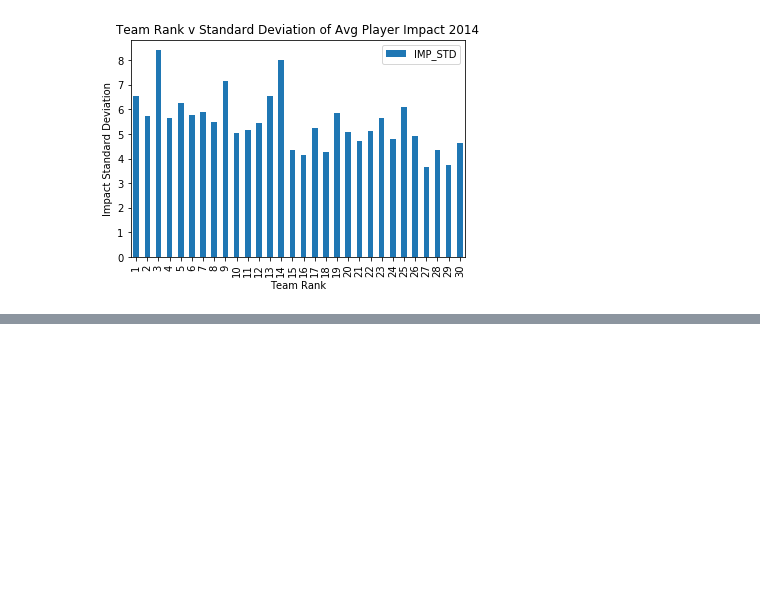
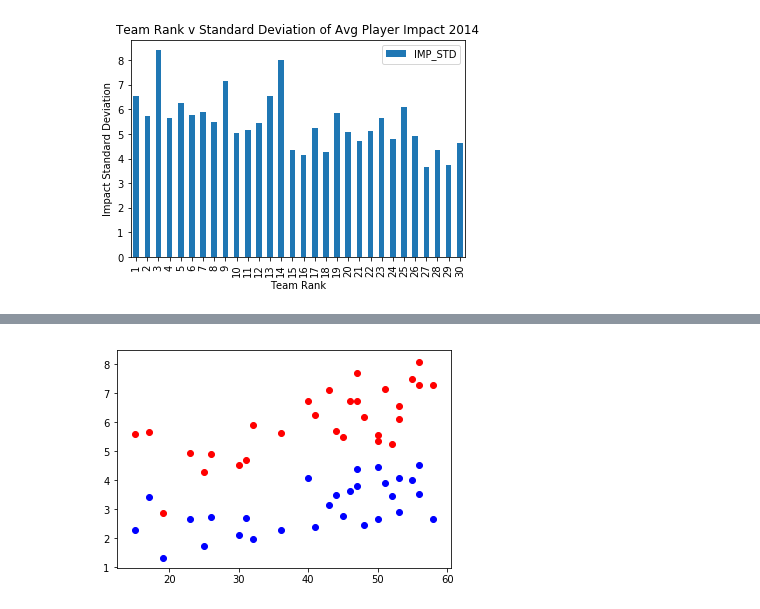
Before and after one commit to AaronWong14/Cogs108ProjectNBA, a Jupyter notebook: Impact Calculation.ipynb, the cells around one changed output, grey strips where cells are left out. Cells and saved outputs as stored; diff of their text form; code cells hidden in the pictures; blank space fills up the shorter version.

Commit message:
made scatter plots

```diff
--- a/Impact Calculation.ipynb
+++ b/Impact Calculation.ipynb
@@ -594,0 +605,8 @@ my_plot.set_ylabel("Impact Standard Deviation")
+# %%
+plt.scatter(lst_ranked_team_impact_df[0]['W'], lst_ranked_team_impact_df[0]["IMP_MEAN"], c = 'blue')
+plt.hold
+plt.scatter(lst_ranked_team_impact_df[0]['W'], lst_ranked_team_impact_df[0]["IMP_STD"], c = 'red')
+rm0=pearsonr(lst_ranked_team_impact_df[0]['W'], lst_ranked_team_impact_df[0]["IMP_MEAN"])
+rs0=pearsonr(lst_ranked_team_impact_df[0]['W'], lst_ranked_team_impact_df[0]["IMP_STD"])
+# %% [output]
+[figure, added]
```
Also changed, not shown: parts of 21 cells of this notebook, 2 other files.
